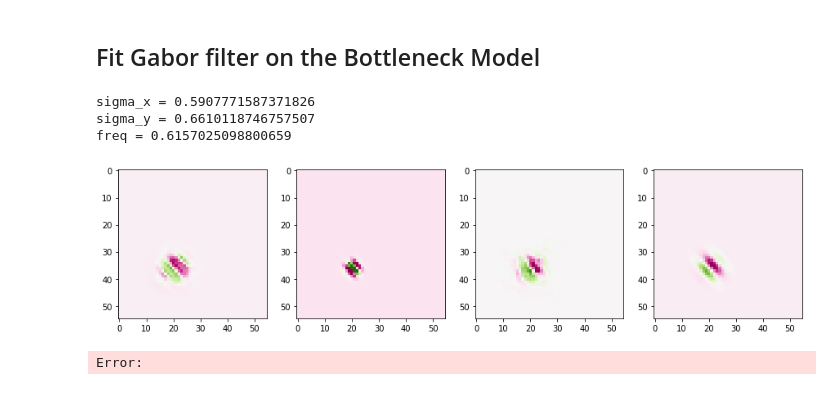
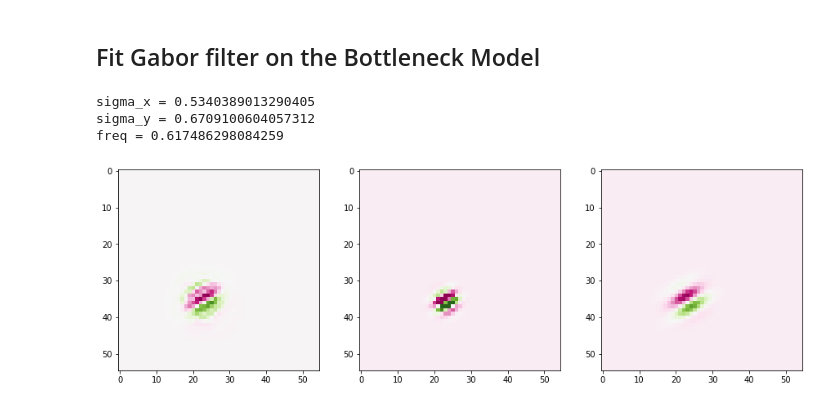
Before and after one commit to mpicek/reCNN_visual_prosthesis, a Jupyter notebook: experiments/MEI.ipynb, the cells around one changed output. Drawn from its saved outputs; the diff is of its cells as text; code cells hidden in the pictures.

Commit message:
MEI - EM initialized by BM image (bias warning!)

```diff
--- a/experiments/MEI.ipynb
+++ b/experiments/MEI.ipynb
@@ -47,14 +47,15 @@ Successfully finished last run (ID:366830i4). Initializing new run:
 # Now train Gabor filter on the obtained MEI
 # %%
 config = get_config()
-config["train_data_dir"] = "/storage/brno2/home/mpicek/reCNN_visual_prosthesis/data/antolik_reparametrized_small/one_trials.pickle"
-config["test_data_dir"] = "/storage/brno2/home/mpicek/reCNN_visual_prosthesis/data/antolik_reparametrized_small/ten_trials.pickle"
+config["train_data_dir"] = '/storage/brno2/home/mpicek/reCNN_visual_prosthesis/data/LSV1M/small/single_trial.zip'
+config["test_data_dir"] = '/storage/brno2/home/mpicek/reCNN_visual_prosthesis/data/LSV1M/small/multi_trial.zip'
 
-dm = Antolik_dataset_preparation_function(config, load_data=True)
+config["num_workers"] = 8
+config['use_scratch'] = True
+
+dm = LSV1M_dataset_preparation_function(config, load_data=True)
 
 pos_x, pos_y, orientations = dm.get_ground_truth(
-    ground_truth_positions_file_path=config["ground_truth_positions_file_path"],
-    ground_truth_orientations_file_path=config["ground_truth_orientations_file_path"],
     in_degrees=False,
     positions_minus_y=config["positions_minus_y"],
     positions_minus_x=config["positions_minus_x"],
@@ -109,7 +119,7 @@ def show_four_images(image1, image2, image3, image4, pixel_min, pixel_max):
 std = 0.15
 meis_bm = []
 meis_em = []
-meis_encoder = []
+# meis_encoder = []
 device = "cuda" if torch.cuda.is_available() else "cpu"
 
 num_neurons_to_test = 1
@@ -118,16 +128,28 @@ num_neurons_to_test = 1
 for neuron in range(num_neurons_to_test):
     # first, find the MEI
 
-    mei = train_mei(bottleneck_model, device, neuron, std=std, lr=0.02)
+    # the energy model needs much much higher learning rate
+
+    mei = train_mei(bottleneck_model, device, neuron, std=std, lr=0.05, steps=200)
     meis_bm.append(mei)
     plot_img(mei, -1.7, 2)
-    # the energy model needs much much higher learning rate
-    mei = train_mei(energy_model, device, neuron, std=std, lr=1.0)
+
+    # !!!!!!!!!!!!!!!!!!!!!!!!!!!!!!!!!!!!!!!!!!!!!!!!!!!!!!!!!!!!!!!!!!!!!!
+    # !!!!!!!!!!!!!!!!!!!!!!!!!!!!!!!!!!!!!!!!!!!!!!!!!!!!!!!!!!!!!!!!!!!!!!
+    # !!!!!!!!!!!!!!!!!!!!!!!!!!!!!!!!!!!!!!!!!!!!!!!!!!!!!!!!!!!!!!!!!!!!!!
+    # !!!!!!!!!!!!!!!!!!!!!!!!!!!!!!!!!!!!!!!!!!!!!!!!!!!!!!!!!!!!!!!!!!!!!!
+    # WARNING!! THIS CAN BE BIASED BY THE INITIALIZATION OF THE ENERGY MODEL
+    # BEFORE PUBLISHING, RUN IT WITHOUTH THE INITIALIZATION (IT IS SOMETIMES
+    # UNSTABLE, BUT IT SHOULD WORK, JUST TRY IT MULTIPLE TIMES)
+    # !!!!!!!!!!!!!!!!!!!!!!!!!!!!!!!!!!!!!!!!!!!!!!!!!!!!!!!!!!!!!!!!!!!!!!
+    # !!!!!!!!!!!!!!!!!!!!!!!!!!!!!!!!!!!!!!!!!!!!!!!!!!!!!!!!!!!!!!!!!!!!!!
+    # !!!!!!!!!!!!!!!!!!!!!!!!!!!!!!!!!!!!!!!!!!!!!!!!!!!!!!!!!!!!!!!!!!!!!!
+    # !!!!!!!!!!!!!!!!!!!!!!!!!!!!!!!!!!!!!!!!!!!!!!!!!!!!!!!!!!!!!!!!!!!!!!
+    mei = train_mei(energy_model, device, neuron, std=std, lr=.01, mei_init=meis_bm[-1], steps=200)
     meis_em.append(mei)
     plot_img(mei, -1.7, 2)
-
     # the encoder needs much much higher learning rate
-    mei = train_mei(encoder, device, neuron, std=std, lr=1.0)
-    meis_encoder.append(mei)
-    plot_img(mei, -1.7, 2)
+    # mei = train_mei(encoder, device, neuron, std=std, lr=1.0)
+    # meis_encoder.append(mei)
+    # plot_img(mei, -1.7, 2)
 # %% [output]
@@ -145,30 +164,30 @@ Inverse activation tensor(26.2812, device='cuda:0', grad_fn=<MeanBackward0>)
 # %%
 neuron = 0
 
 g = GaborFilter(
     init_pos_x=pos_x[neuron],
     init_pos_y=pos_y[neuron],
     init_ori=orientations[neuron],
     init_f=1.2,
     dataset_default_ori_shift=90
 )
 
 gab = train_gabor(g, meis_bm[neuron], device)
 
 # print the parameters of the fitted Gabor filter
 for name, param in g.named_parameters():
     if name == "sigma_x":
         print(f"sigma_x = {param.cpu().detach().numpy()[0]}")
     if name == "sigma_y":
         print(f"sigma_y = {param.cpu().detach().numpy()[0]}")
     if name == "f":
         print(f"freq = {param.cpu().detach().numpy()[0]}")
 
 
-show_four_images(meis_bm[neuron], meis_em[neuron], meis_encoder[neuron], gab, -1.7, 2)
+# show_four_images(meis_bm[neuron], meis_em[neuron], meis_encoder[neuron], gab, -1.7, 2)
+show_three_images(meis_bm[neuron], meis_em[neuron], gab, -1.7, 2)
 # %% [output]
-sigma_x = 0.5907771587371826
-sigma_y = 0.6610118746757507
-freq = 0.6157025098800659
+sigma_x = 0.5340389013290405
+sigma_y = 0.6709100604057312
+freq = 0.617486298084259
-[figure, old version]
+[figure, new version]
-Error:
```
Also changed, not shown: parts of 5 cells of this notebook, 1 other file.
